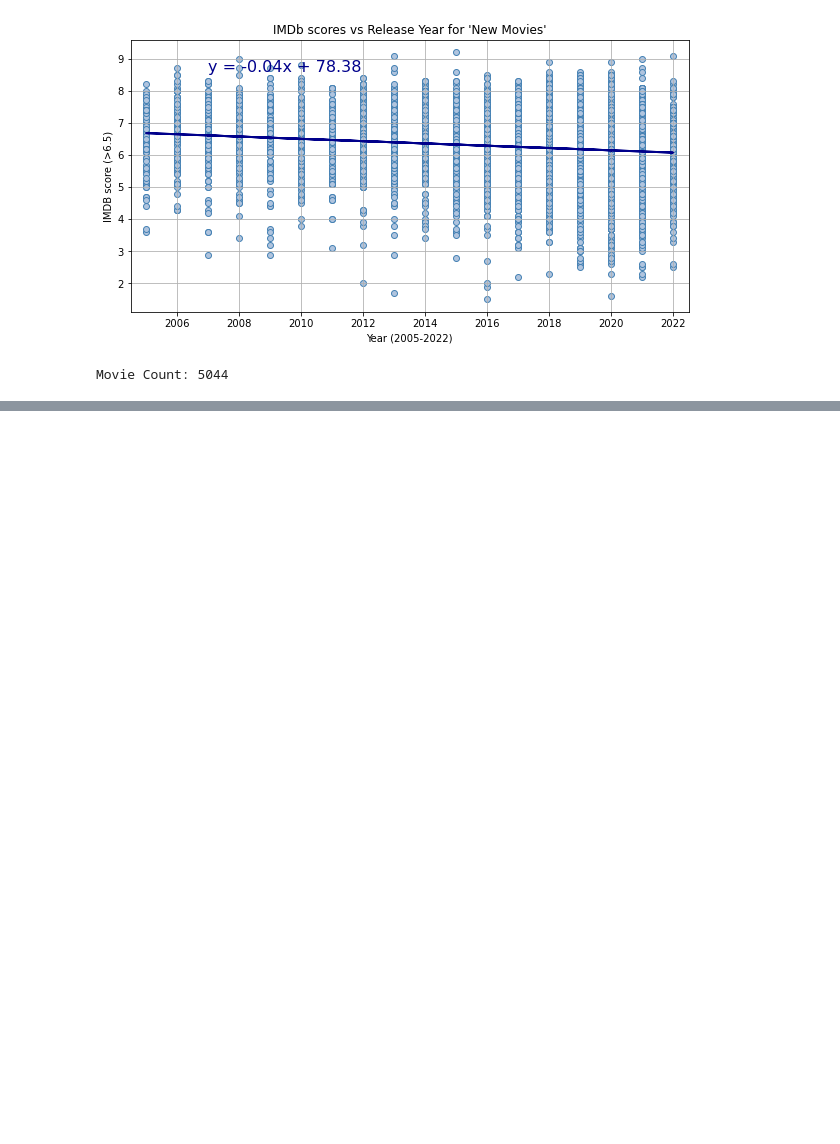
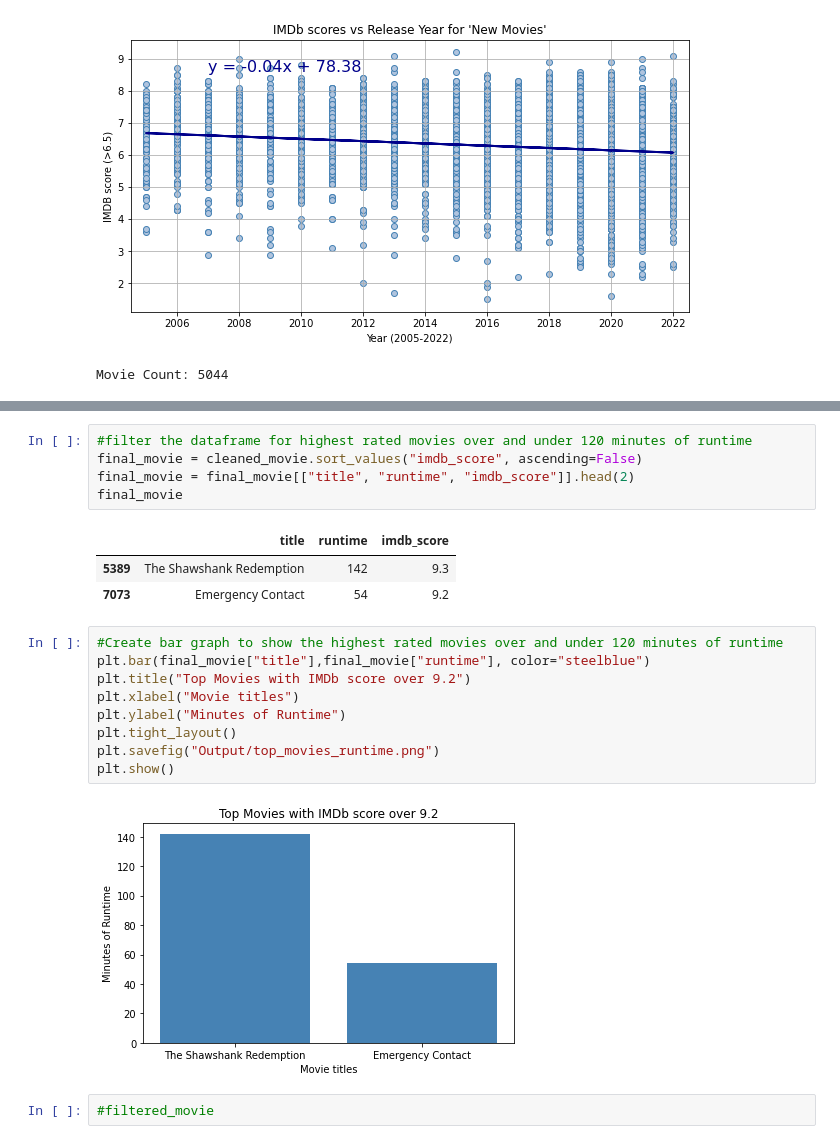
Before and after one commit to thn22/Eclipse__Rodeo2.0, a Jupyter notebook: Visualizations.ipynb, the cells around one changed output, grey strips where cells are left out. Drawn from its saved outputs; the diff is of its cells as text; blank space fills up the shorter version.

```diff
--- a/Visualizations.ipynb
+++ b/Visualizations.ipynb
@@ -478,0 +484,22 @@ Movie Count: 5044
+# %%
+#filter the dataframe for highest rated movies over and under 120 minutes of runtime
+final_movie = cleaned_movie.sort_values("imdb_score", ascending=False)
+final_movie = final_movie[["title", "runtime", "imdb_score"]].head(2)
+final_movie
+# %% [output]
+|  | title | runtime | imdb_score |
+| 5389 | The Shawshank Redemption | 142 | 9.3 |
+| 7073 | Emergency Contact | 54 | 9.2 |
+# %%
+#Create bar graph to show the highest rated movies over and under 120 minutes of runtime
+plt.bar(final_movie["title"],final_movie["runtime"], color="steelblue")
+plt.title("Top Movies with IMDb score over 9.2")
+plt.xlabel("Movie titles")
+plt.ylabel("Minutes of Runtime")
+plt.tight_layout()
+plt.savefig("Output/top_movies_runtime.png")
+plt.show()
+# %% [output]
+[figure, added]
+# %%
+#filtered_movie
```
Also changed, not shown: parts of 9 cells of this notebook, 3 other files.
